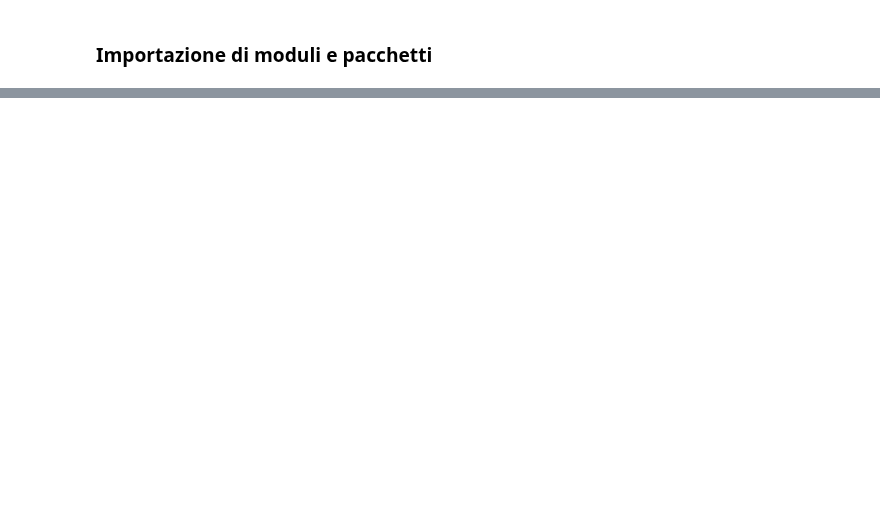
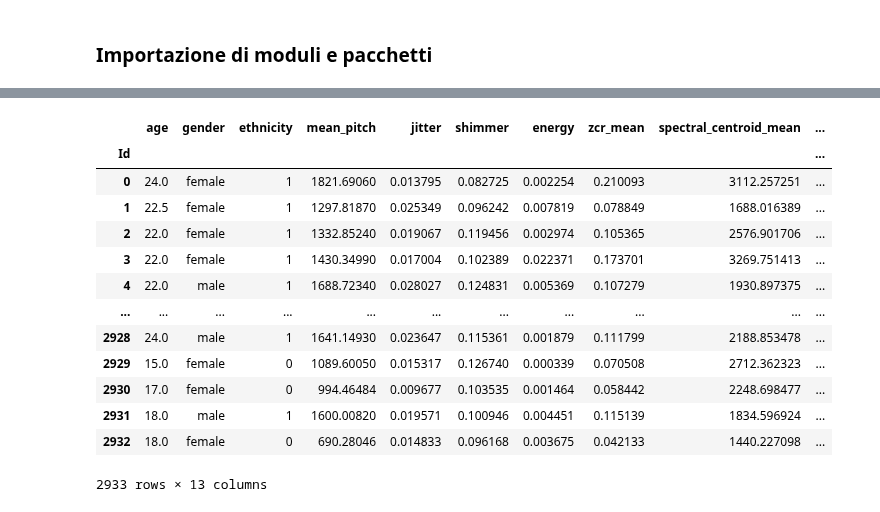
Before and after one commit to Nuzz23/01TWZSM_DataScienceLab, a Jupyter notebook: Assignment/Madda/main.ipynb, the cells around one changed output, grey strips where cells are left out. Drawn from its saved outputs; the diff is of its cells as text; code cells hidden in the pictures; blank space fills up the shorter version.

```diff
--- a/Assignment/Madda/main.ipynb
+++ b/Assignment/Madda/main.ipynb
@@ -38,0 +23,4 @@ pd.read_csv('.././data/development.csv', index_col=0) #### USA SEMPRE .././data/
+# %%
+data = pd.read_csv('../data/development.csv', index_col=0)
+data['path'] = data['path'].map(lambda x: x.split('/')[1])
+display(data)
@@ -38,0 +104,5 @@ pd.read_csv('.././data/development.csv', index_col=0) #### USA SEMPRE .././data/
+# %%
+sentence_feat = data.loc[:,['num_words','num_characters']].values
+uniq, ind, count= np.unique(np.array(sentence_feat), return_counts=True, return_inverse=True, axis=0)
+display(count)
+print(uniq[-1])
@@ -38,0 +118,21 @@ pd.read_csv('.././data/development.csv', index_col=0) #### USA SEMPRE .././data/
+# %%
+data.loc[ind==76,'ethnicity'] = 1
+data.loc[ind!=76,'ethnicity'] = 0
+clean_data = data.drop(columns=['num_words','num_characters','num_pauses','sampling_rate','max_pitch','min_pitch'])
+clean_data['tempo'] = clean_data['tempo'].map(lambda x: float(x[1:-1]))
+display(clean_data)
+# %% [output]
+|  | age | gender | ethnicity | mean_pitch | jitter | shimmer | energy | zcr_mean | spectral_centroid_mean | ... |
+| Id |  |  |  |  |  |  |  |  |  | ... |
+| 0 | 24.0 | female | 1 | 1821.69060 | 0.013795 | 0.082725 | 0.002254 | 0.210093 | 3112.257251 | ... |
+| 1 | 22.5 | female | 1 | 1297.81870 | 0.025349 | 0.096242 | 0.007819 | 0.078849 | 1688.016389 | ... |
+| 2 | 22.0 | female | 1 | 1332.85240 | 0.019067 | 0.119456 | 0.002974 | 0.105365 | 2576.901706 | ... |
+| 3 | 22.0 | female | 1 | 1430.34990 | 0.017004 | 0.102389 | 0.022371 | 0.173701 | 3269.751413 | ... |
+| 4 | 22.0 | male | 1 | 1688.72340 | 0.028027 | 0.124831 | 0.005369 | 0.107279 | 1930.897375 | ... |
+| ... | ... | ... | ... | ... | ... | ... | ... | ... | ... | ... |
+| 2928 | 24.0 | male | 1 | 1641.14930 | 0.023647 | 0.115361 | 0.001879 | 0.111799 | 2188.853478 | ... |
+| 2929 | 15.0 | female | 0 | 1089.60050 | 0.015317 | 0.126740 | 0.000339 | 0.070508 | 2712.362323 | ... |
+| 2930 | 17.0 | female | 0 | 994.46484 | 0.009677 | 0.103535 | 0.001464 | 0.058442 | 2248.698477 | ... |
+| 2931 | 18.0 | male | 1 | 1600.00820 | 0.019571 | 0.100946 | 0.004451 | 0.115139 | 1834.596924 | ... |
+| 2932 | 18.0 | female | 0 | 690.28046 | 0.014833 | 0.096168 | 0.003675 | 0.042133 | 1440.227098 | ... |
+2933 rows × 13 columns
```
Also changed, not shown: parts of 33 cells of this notebook, 10 other files.
